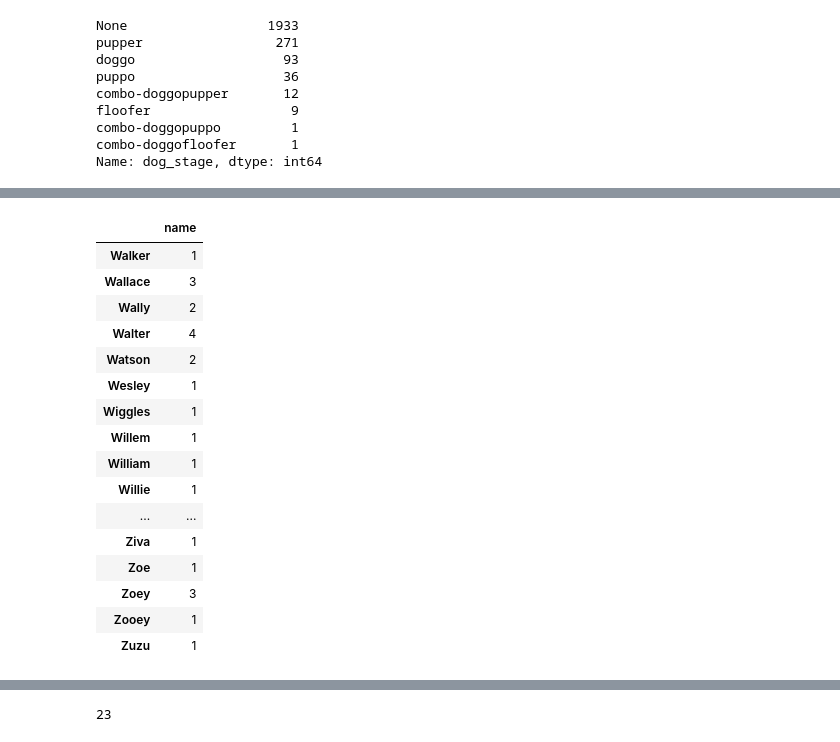
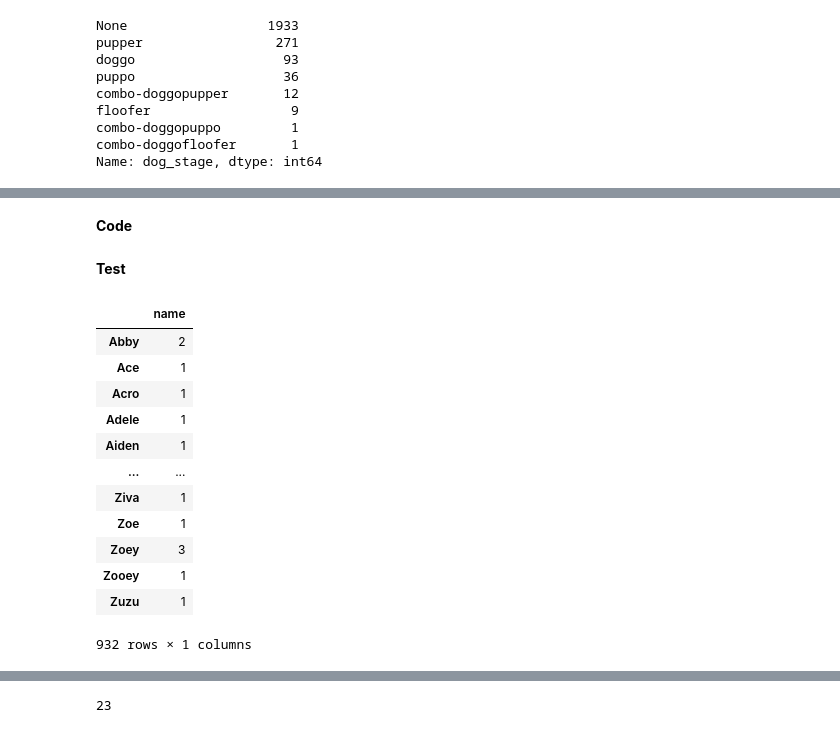
Before and after one commit to alf808/doggie-tweets, a Jupyter notebook: wrangle_act.ipynb, the cells around one changed output, grey strips where cells are left out. Saved outputs shown, nothing was run; the diff lists cells and outputs as text; code cells hidden in the pictures.

```diff
--- a/wrangle_act.ipynb
+++ b/wrangle_act.ipynb
@@ -468 +440,3 @@ twitarch_work.to_csv('twitarch_work.csv', index=False)
+# %% [markdown]
+**Code**
 # %%
@@ -471,2 +445,4 @@ twitarch_work['name'].replace(to_replace=r'^[a-z]+', value='None', regex=True, i
+# %% [markdown]
+**Test**
 # %%
-xtm2 = twitarch_work['name'].value_counts()
+check_df = twitarch_work['name'].value_counts().to_frame()
@@ -475,21 +449,17 @@ xtm2_df = xtm2.to_frame()
 # %%
-xtm2_df.sort_index(axis=0, inplace=True)
-xtm2_df.tail(30)
+check_df.sort_index(axis=0, inplace=True) # sort alphabetically
+check_df
 # %% [output]
 |  | name |
-| Walker | 1 |
-| Wallace | 3 |
-| Wally | 2 |
-| Walter | 4 |
-| Watson | 2 |
-| Wesley | 1 |
-| Wiggles | 1 |
-| Willem | 1 |
-| William | 1 |
-| Willie | 1 |
+| Abby | 2 |
+| Ace | 1 |
+| Acro | 1 |
+| Adele | 1 |
+| Aiden | 1 |
 | ... | ... |
 | Ziva | 1 |
 | Zoe | 1 |
 | Zoey | 3 |
 | Zooey | 1 |
 | Zuzu | 1 |
+932 rows × 1 columns
```
Also changed, not shown: parts of 156 cells of this notebook, 1 other file.
